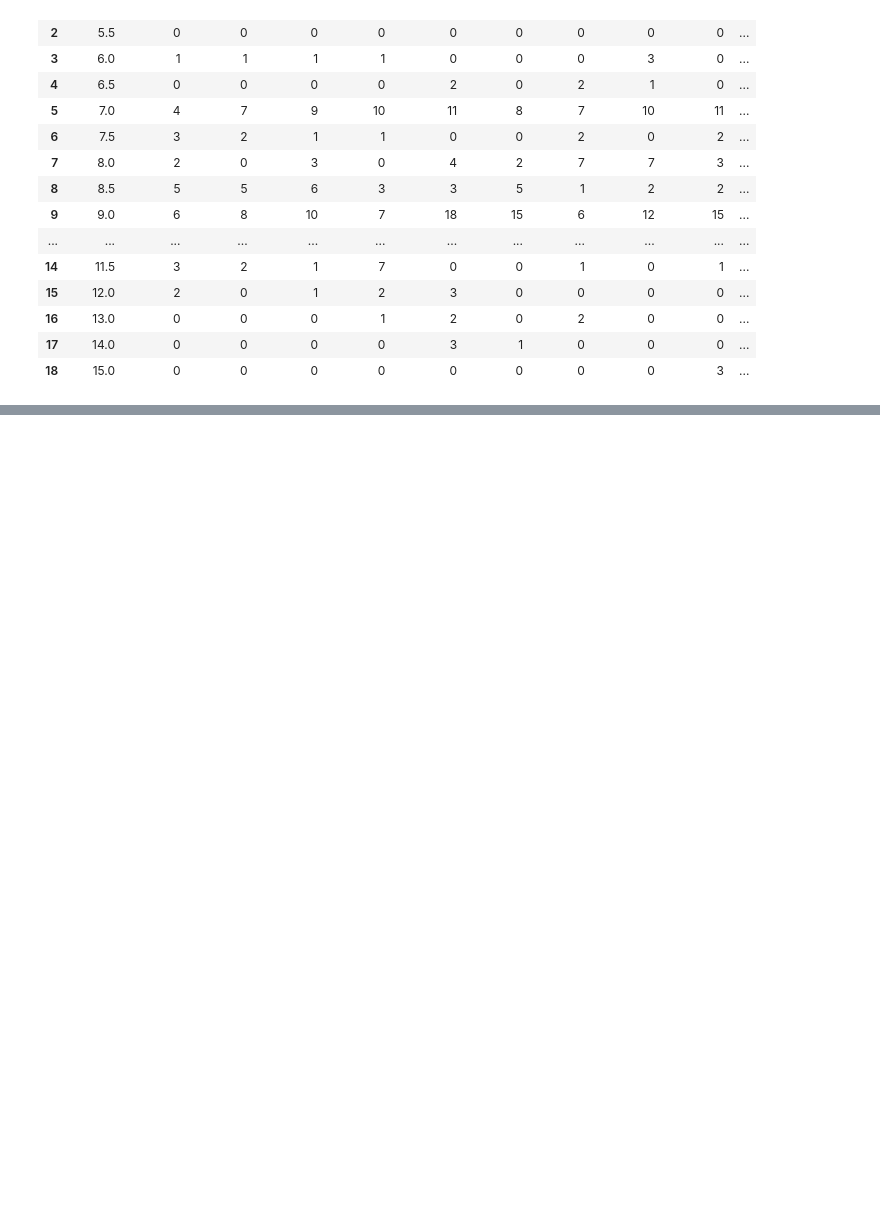
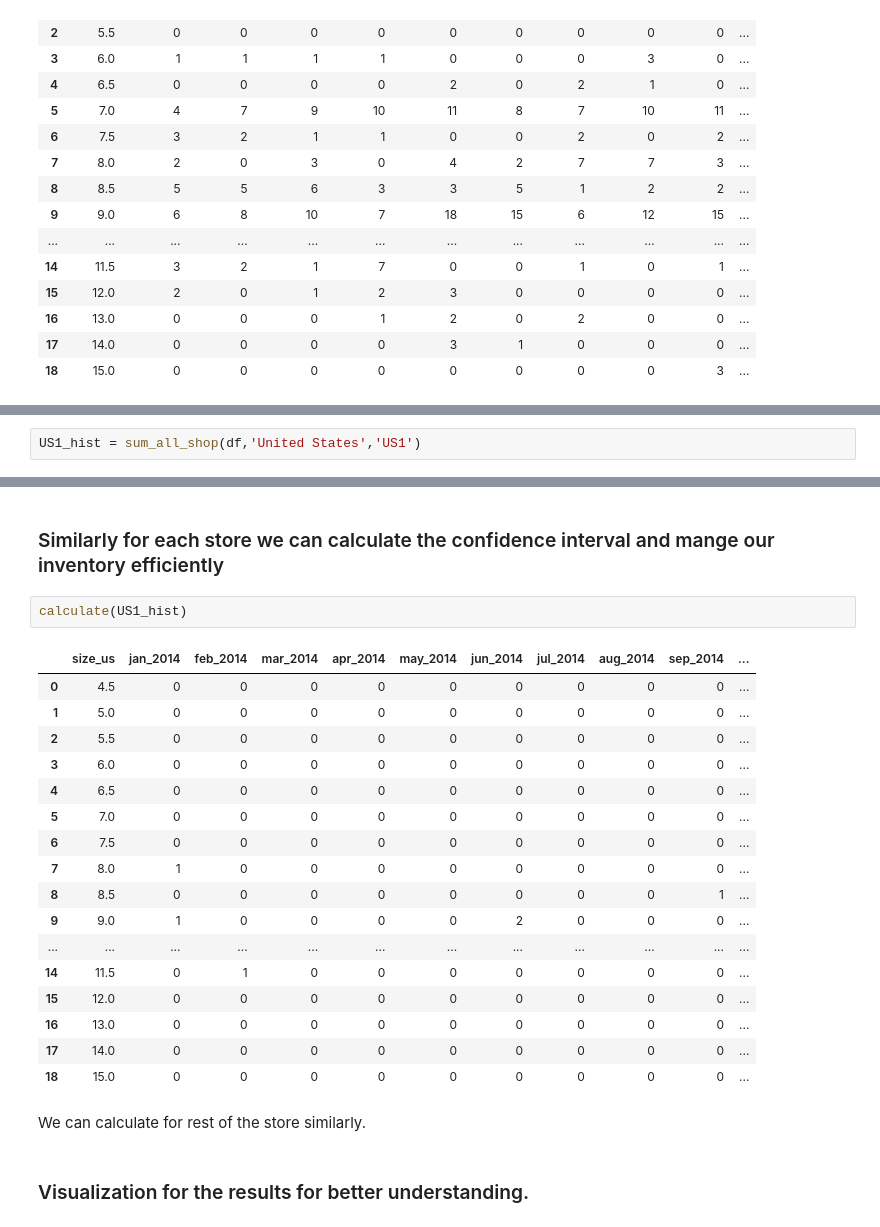
Before and after one commit to 0xNILADRI/garys_shoes_inventory, a Jupyter notebook: inventory.ipynb, the cells around one changed output, grey strips where cells are left out. Saved outputs shown, nothing was run; the diff lists cells and outputs as text; blank space fills up the shorter version.

Commit message:
confidence interval calculated

```diff
--- a/inventory.ipynb
+++ b/inventory.ipynb
@@ -251,0 +275,2 @@ df_GERMANY
+# %%
+US1_hist = sum_all_shop(df,'United States','US1')
@@ -258,0 +489,26 @@ array(['UK2', 'US15', 'CAN7', 'US6', 'UK4', 'GER2', 'CAN5', 'US13', 'UK1',
+# %% [markdown]
+### Similarly for each store we can calculate the confidence interval and mange our inventory efficiently
+# %%
+calculate(US1_hist)
+# %% [output]
+|  | size_us | jan_2014 | feb_2014 | mar_2014 | apr_2014 | may_2014 | jun_2014 | jul_2014 | aug_2014 | sep_2014 | ... |
+| 0 | 4.5 | 0 | 0 | 0 | 0 | 0 | 0 | 0 | 0 | 0 | ... |
+| 1 | 5.0 | 0 | 0 | 0 | 0 | 0 | 0 | 0 | 0 | 0 | ... |
+| 2 | 5.5 | 0 | 0 | 0 | 0 | 0 | 0 | 0 | 0 | 0 | ... |
+| 3 | 6.0 | 0 | 0 | 0 | 0 | 0 | 0 | 0 | 0 | 0 | ... |
+| 4 | 6.5 | 0 | 0 | 0 | 0 | 0 | 0 | 0 | 0 | 0 | ... |
+| 5 | 7.0 | 0 | 0 | 0 | 0 | 0 | 0 | 0 | 0 | 0 | ... |
+| 6 | 7.5 | 0 | 0 | 0 | 0 | 0 | 0 | 0 | 0 | 0 | ... |
+| 7 | 8.0 | 1 | 0 | 0 | 0 | 0 | 0 | 0 | 0 | 0 | ... |
+| 8 | 8.5 | 0 | 0 | 0 | 0 | 0 | 0 | 0 | 0 | 1 | ... |
+| 9 | 9.0 | 1 | 0 | 0 | 0 | 0 | 2 | 0 | 0 | 0 | ... |
+| ... | ... | ... | ... | ... | ... | ... | ... | ... | ... | ... | ... |
+| 14 | 11.5 | 0 | 1 | 0 | 0 | 0 | 0 | 0 | 0 | 0 | ... |
+| 15 | 12.0 | 0 | 0 | 0 | 0 | 0 | 0 | 0 | 0 | 0 | ... |
+| 16 | 13.0 | 0 | 0 | 0 | 0 | 0 | 0 | 0 | 0 | 0 | ... |
+| 17 | 14.0 | 0 | 0 | 0 | 0 | 0 | 0 | 0 | 0 | 0 | ... |
+| 18 | 15.0 | 0 | 0 | 0 | 0 | 0 | 0 | 0 | 0 | 0 | ... |
+# %% [markdown]
+We can calculate for rest of the store similarly.
+# %% [markdown]
+### Visualization for the results for better understanding.
```
Also changed, not shown: parts of 45 cells of this notebook.
